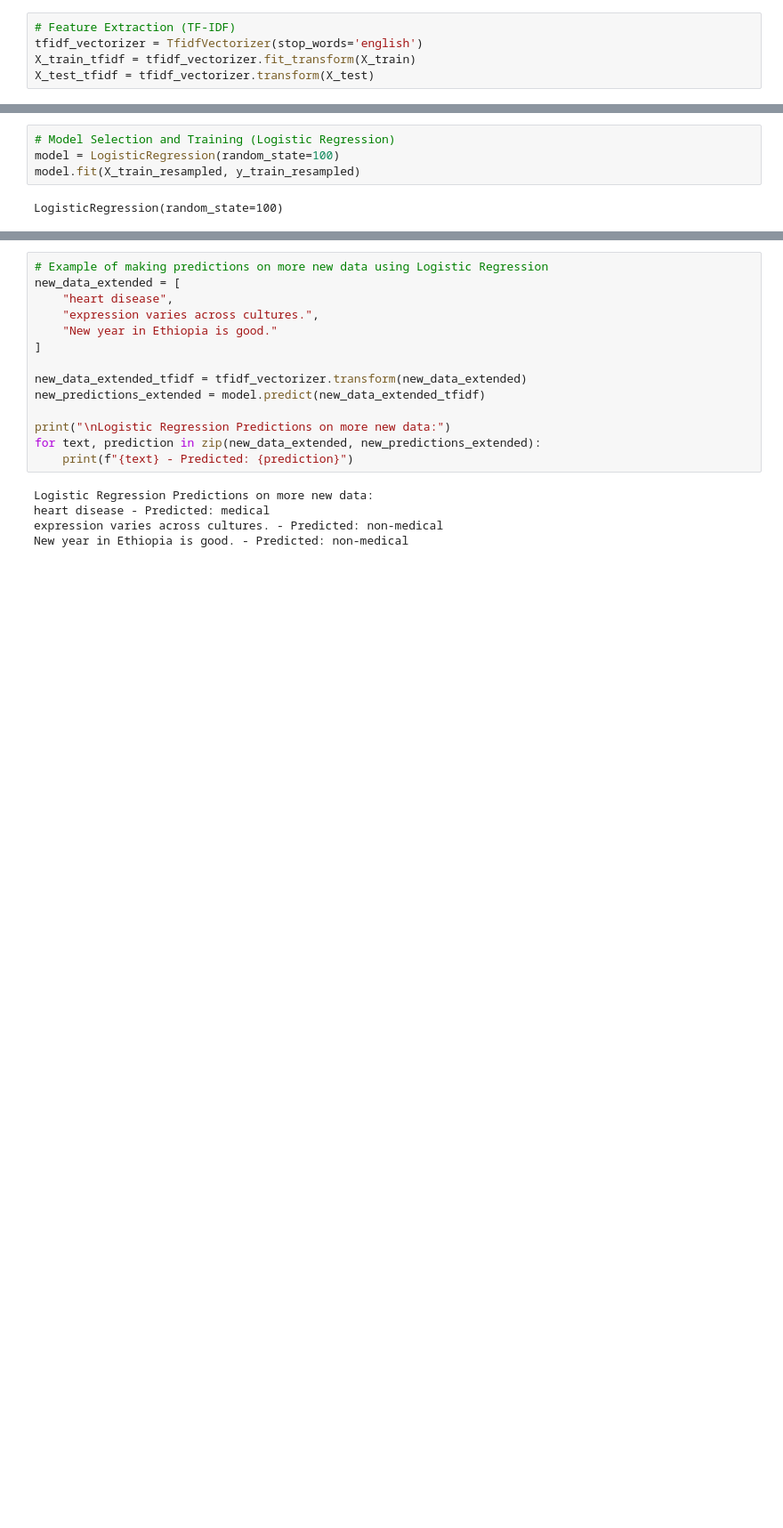
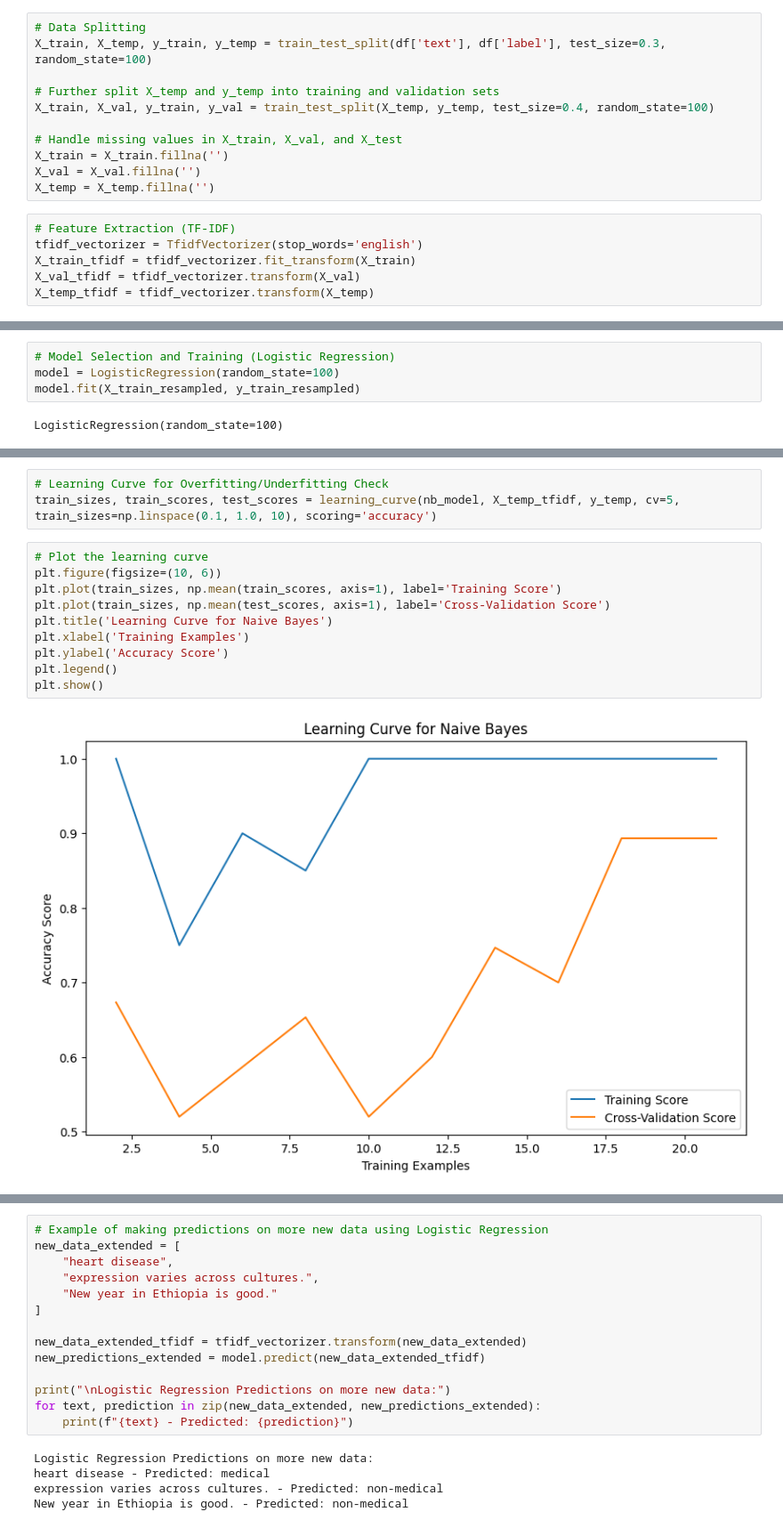
Before and after one commit to Hailemicael/NLP_Project, a Jupyter notebook: nlp_assignment_1.ipynb, the cells around one changed output, grey strips where cells are left out. Shown at 89% size. Cells and saved outputs as stored; diff of their text form; blank space fills up the shorter version.

```diff
--- a/nlp_assignment_1.ipynb
+++ b/nlp_assignment_1.ipynb
@@ -263,7 +305,19 @@ X_train = X_train.fillna('')  # Replace NaN with an empty string or any other pl
+# %%
+# Data Splitting
+X_train, X_temp, y_train, y_temp = train_test_split(df['text'], df['label'], test_size=0.3, random_state=100)
+
+# Further split X_temp and y_temp into training and validation sets
+X_train, X_val, y_train, y_val = train_test_split(X_temp, y_temp, test_size=0.4, random_state=100)
+
+# Handle missing values in X_train, X_val, and X_test
+X_train = X_train.fillna('')
+X_val = X_val.fillna('')
+X_temp = X_temp.fillna('')
 # %%
 # Feature Extraction (TF-IDF)
 tfidf_vectorizer = TfidfVectorizer(stop_words='english')
 X_train_tfidf = tfidf_vectorizer.fit_transform(X_train)
-X_test_tfidf = tfidf_vectorizer.transform(X_test)
+X_val_tfidf = tfidf_vectorizer.transform(X_val)
+X_temp_tfidf = tfidf_vectorizer.transform(X_temp)
 # %%
 # Resampling using SMOTE
@@ -294,0 +359,15 @@ weighted avg       0.94      0.93      0.93        27
+# %%
+# Learning Curve for Overfitting/Underfitting Check
+train_sizes, train_scores, test_scores = learning_curve(nb_model, X_temp_tfidf, y_temp, cv=5, train_sizes=np.linspace(0.1, 1.0, 10), scoring='accuracy')
+# %%
+# Plot the learning curve
+plt.figure(figsize=(10, 6))
+plt.plot(train_sizes, np.mean(train_scores, axis=1), label='Training Score')
+plt.plot(train_sizes, np.mean(test_scores, axis=1), label='Cross-Validation Score')
+plt.title('Learning Curve for Naive Bayes')
+plt.xlabel('Training Examples')
+plt.ylabel('Accuracy Score')
+plt.legend()
+plt.show()
+# %% [output]
+[figure, added]
```
Also changed, not shown: parts of 16 cells of this notebook.
